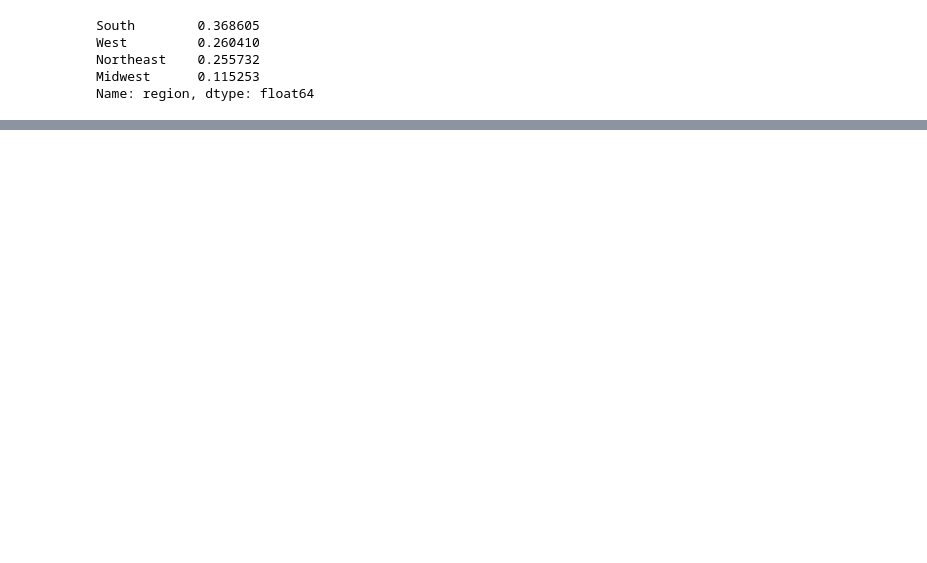
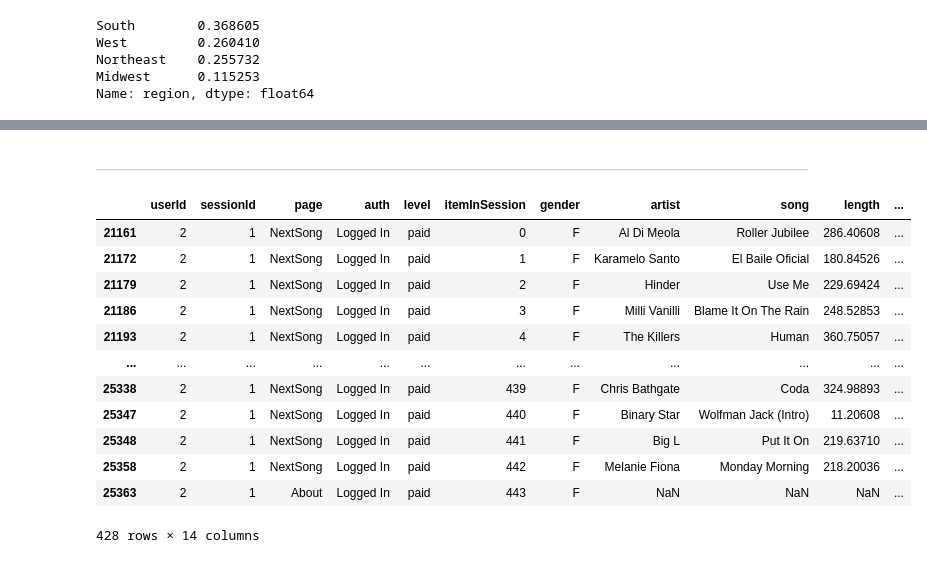
Before and after one commit to gilzero/project_churn_spark, a Jupyter notebook: sparkify_min.ipynb, the cells around one changed output, grey strips where cells are left out. Cells and saved outputs as stored; diff of their text form; code cells hidden in the pictures; blank space fills up the shorter version.

```diff
--- a/sparkify_min.ipynb
+++ b/sparkify_min.ipynb
@@ -333,10 +250,3 @@ West         0.260410
 Northeast    0.255732
 Midwest      0.115253
 Name: region, dtype: float64
-# %%
-# Custom lambda function: compute tenure
-
-def compute_tenure(x):
-    return x
-
-df['reg'][:5]
@@ -349,0 +253,11 @@ Name: reg, dtype: datetime64[ns]
+# %%
+# Custom lambda function: compute tenure
+
+def compute_tenure(r, d):
+    # event datetime minus user reg datetime
+    return (pd.Timestamp(d) - pd.Timestamp(r)).days
+
+
+# expensive to calculate for each event date, might just calculate with every user's latest event date. (summary stats)
+# ATTN: This tenure for every single event log. (may take times depend on dataset size)
+df['tenure'] = df.apply(lambda x: compute_tenure(x.reg, x.datetime), axis=1)
@@ -349,0 +463,7 @@ Name: reg, dtype: datetime64[ns]
+# %%
+# Drop some columns that won't select to be metrics.
+
+df = df.drop(
+    ['ts', 'method', 'status', 'location', 'userAgent', 'lastName', 'firstName', 'registration', 'device'], axis=1)
+
+df.head(5)
@@ -349,0 +896,18 @@ Name: reg, dtype: datetime64[ns]
+# %% [markdown]
+---
+# %%
+df.query("userId == 2 and sessionId == 1")
+# %% [output]
+|  | userId | sessionId | page | auth | level | itemInSession | gender | artist | song | length | ... |
+| 21161 | 2 | 1 | NextSong | Logged In | paid | 0 | F | Al Di Meola | Roller Jubilee | 286.40608 | ... |
+| 21172 | 2 | 1 | NextSong | Logged In | paid | 1 | F | Karamelo Santo | El Baile Oficial | 180.84526 | ... |
+| 21179 | 2 | 1 | NextSong | Logged In | paid | 2 | F | Hinder | Use Me | 229.69424 | ... |
+| 21186 | 2 | 1 | NextSong | Logged In | paid | 3 | F | Milli Vanilli | Blame It On The Rain | 248.52853 | ... |
+| 21193 | 2 | 1 | NextSong | Logged In | paid | 4 | F | The Killers | Human | 360.75057 | ... |
+| ... | ... | ... | ... | ... | ... | ... | ... | ... | ... | ... | ... |
+| 25338 | 2 | 1 | NextSong | Logged In | paid | 439 | F | Chris Bathgate | Coda | 324.98893 | ... |
+| 25347 | 2 | 1 | NextSong | Logged In | paid | 440 | F | Binary Star | Wolfman Jack (Intro) | 11.20608 | ... |
+| 25348 | 2 | 1 | NextSong | Logged In | paid | 441 | F | Big L | Put It On | 219.63710 | ... |
+| 25358 | 2 | 1 | NextSong | Logged In | paid | 442 | F | Melanie Fiona | Monday Morning | 218.20036 | ... |
+| 25363 | 2 | 1 | About | Logged In | paid | 443 | F | NaN | NaN | NaN | ... |
+428 rows × 14 columns
```
Also changed, not shown: parts of 53 cells of this notebook.
